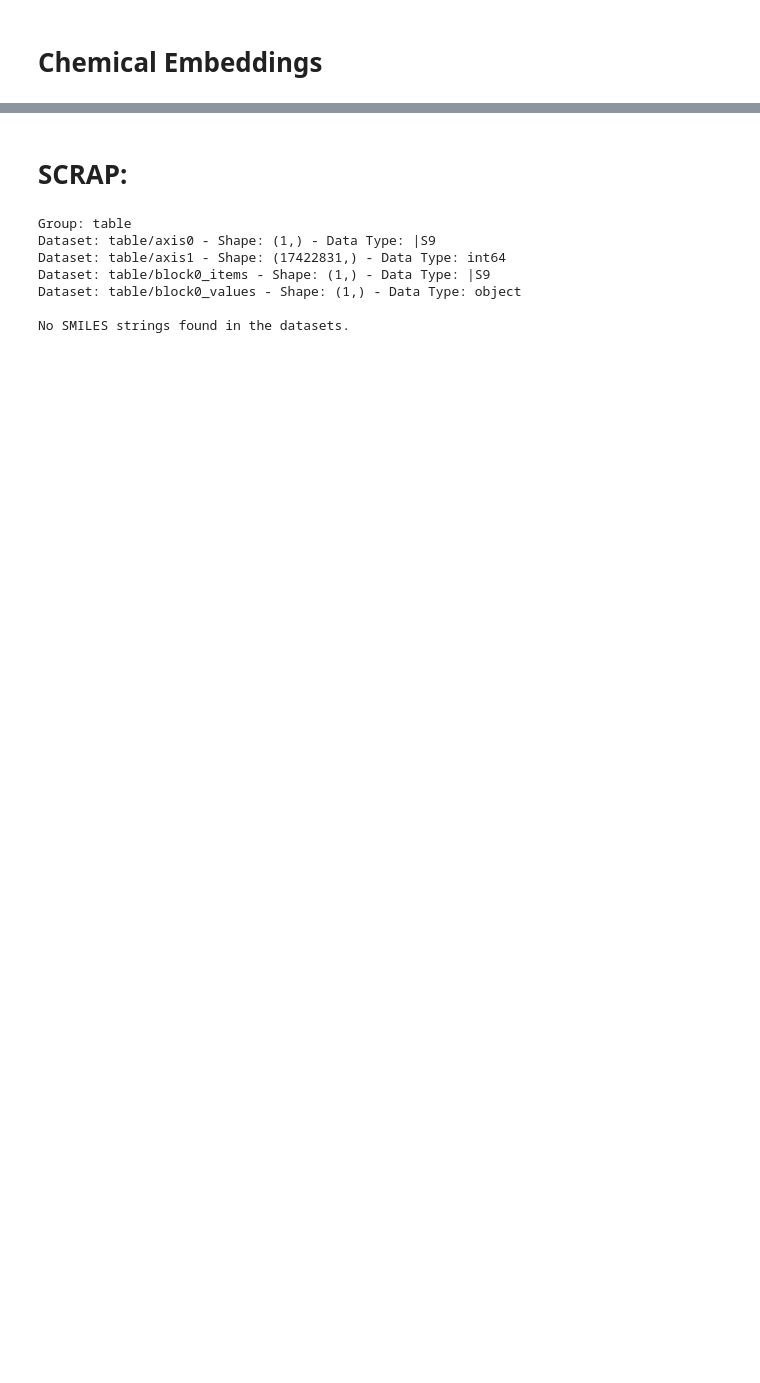
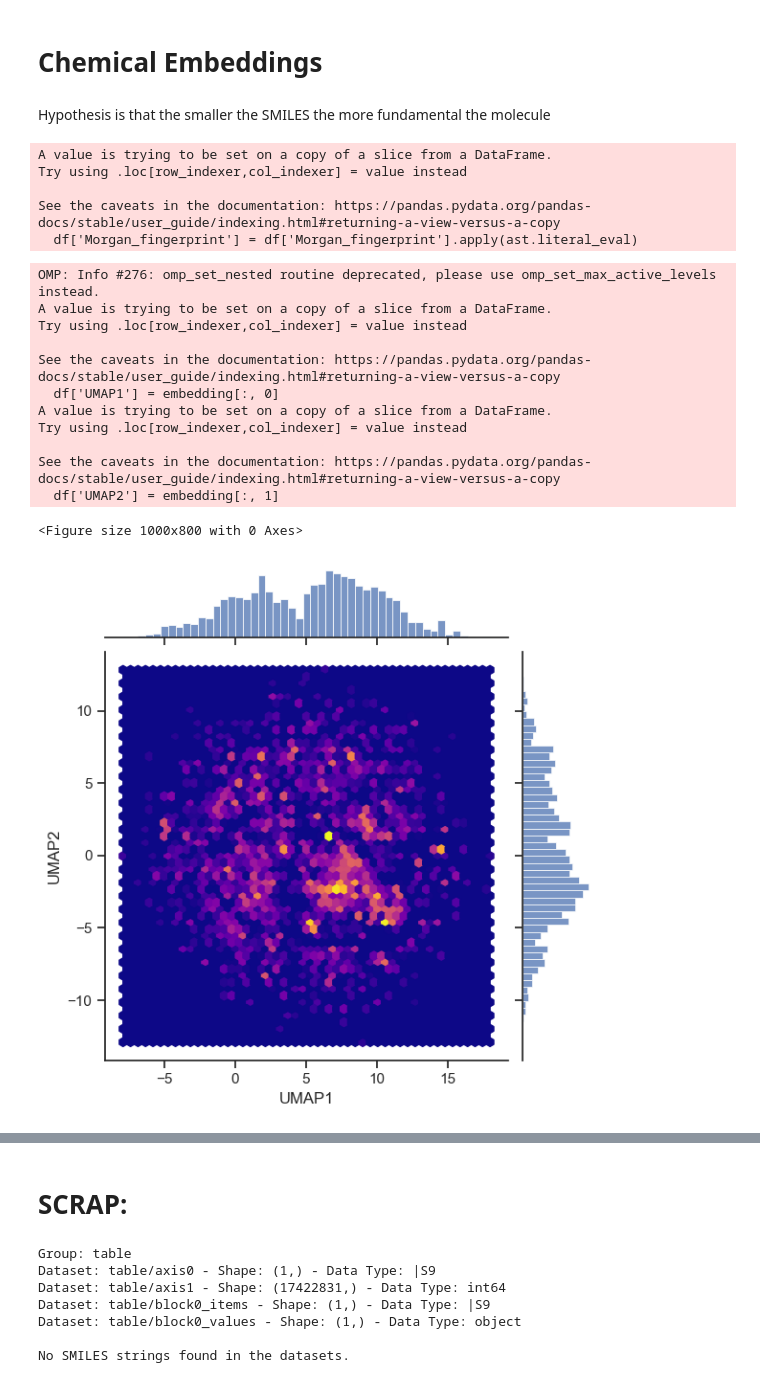
Before and after one commit to YitongTseo/ethical_necromancy, a Jupyter notebook: Chemical_Language(Glucose for now)/embedding_chemistry.ipynb, the cells around one changed output, grey strips where cells are left out. Cells and saved outputs as stored; diff of their text form; code cells hidden in the pictures; blank space fills up the shorter version.

Commit message:
Got the encoders v1!
as title

```diff
--- a/Chemical_Language(Glucose for now)/embedding_chemistry.ipynb
+++ b/Chemical_Language(Glucose for now)/embedding_chemistry.ipynb
@@ -3,26 +6,66 @@
 # %%
 import pandas as pd
 enamine_fingerprints_df = pd.read_csv('enamine_fingerprints.csv')
+# %% [markdown]
+Hypothesis is that the smaller the SMILES the more fundamental the molecule
+# %%
+enamine_fingerprints_df['SMILES_length'] = enamine_fingerprints_df['SMILES'].apply(len)
+enamine_fingerprints_df_sorted = enamine_fingerprints_df.sort_values(by='SMILES_length')
+enamine_fingerprints_df_sorted = enamine_fingerprints_df_sorted.drop(columns=['SMILES_length'])
+# %%
+import ast
+
+shortened_df = enamine_fingerprints_df_sorted[:20000]
+df = shortened_df
+df['Morgan_fingerprint'] = df['Morgan_fingerprint'].apply(ast.literal_eval)
+# %% [output]
+A value is trying to be set on a copy of a slice from a DataFrame.
+Try using .loc[row_indexer,col_indexer] = value instead
+
+See the caveats in the documentation: https://pandas.pydata.org/pandas-docs/stable/user_guide/indexing.html#returning-a-view-versus-a-copy
+  df['Morgan_fingerprint'] = df['Morgan_fingerprint'].apply(ast.literal_eval)
 # %%
 import pandas as pd
 import numpy as np
 import umap
 import seaborn as sns
+from sklearn.decomposition import PCA
+import matplotlib.pyplot as plt
 
-fingerprints = np.array(enamine_fingerprints_df['Morgan_fingerprint'].tolist())
+# df['Morgan_fingerprint'] = df['Morgan_fingerprint'].apply(ast.literal_eval)
+fingerprints = np.array(df['Morgan_fingerprint'].tolist())
 
-reducer = umap.UMAP(n_neighbors=15, min_dist=0.1, n_components=2, random_state=42)
-embedding = reducer.fit_transform(fingerprints)
+# Apply PCA to reduce dimensionality
+pca = PCA(n_components=100)  # Reduce to 100 dimensions
+pcaed_prints = pca.fit_transform(fingerprints)
 
-enamine_fingerprints_df['UMAP1'] = embedding[:, 0]
-enamine_fingerprints_df['UMAP2'] = embedding[:, 1]
+reducer = umap.UMAP(n_neighbors=5, min_dist=0.1, n_components=2, random_state=42)
+embedding = reducer.fit_transform(pcaed_prints)
+
+df['UMAP1'] = embedding[:, 0]
+df['UMAP2'] = embedding[:, 1]
+df.to_csv('playground_enamine_fingerprints.csv')
 
 plt.figure(figsize=(10, 8))
 
 sns.set_theme(style="ticks")
-sns.jointplot(data=enamine_fingerprints_df, x='UMAP1', y='UMAP2', kind="hex", color="#4CB391")
+sns.jointplot(data=df, x='UMAP1', y='UMAP2', kind="hex", cmap='plasma')
 
-plt.title('UMAP projection of Morgan Fingerprints')
+# plt.title('UMAP projection of Morgan Fingerprints')
 plt.xlabel('UMAP1')
 plt.ylabel('UMAP2')
 plt.show()
+# %% [output]
+OMP: Info #276: omp_set_nested routine deprecated, please use omp_set_max_active_levels instead.
+A value is trying to be set on a copy of a slice from a DataFrame.
+Try using .loc[row_indexer,col_indexer] = value instead
+
+See the caveats in the documentation: https://pandas.pydata.org/pandas-docs/stable/user_guide/indexing.html#returning-a-view-versus-a-copy
+  df['UMAP1'] = embedding[:, 0]
+A value is trying to be set on a copy of a slice from a DataFrame.
+Try using .loc[row_indexer,col_indexer] = value instead
+
+See the caveats in the documentation: https://pandas.pydata.org/pandas-docs/stable/user_guide/indexing.html#returning-a-view-versus-a-copy
+  df['UMAP2'] = embedding[:, 1]
+<Figure size 1000x800 with 0 Axes>
+[figure, added]
```
Also changed, not shown: parts of 8 cells of this notebook, 29 other files.
